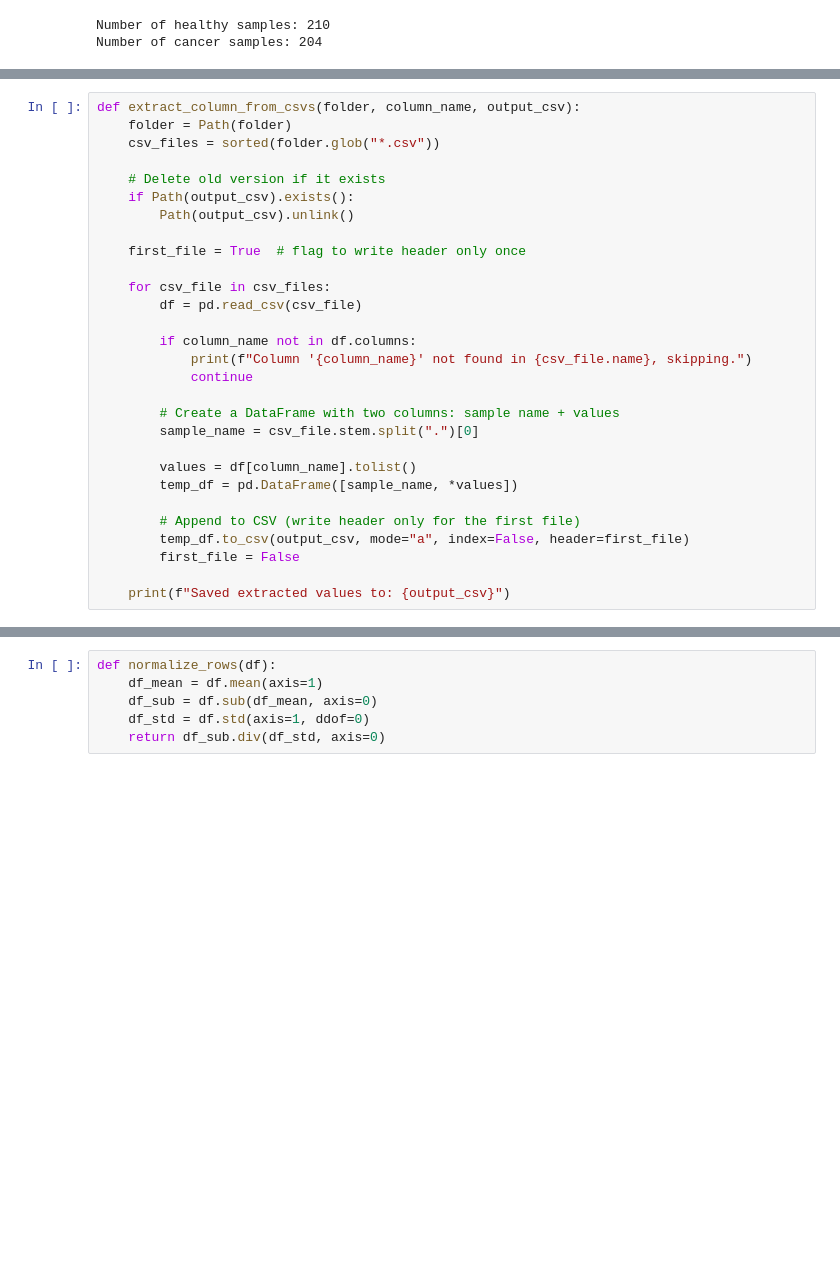
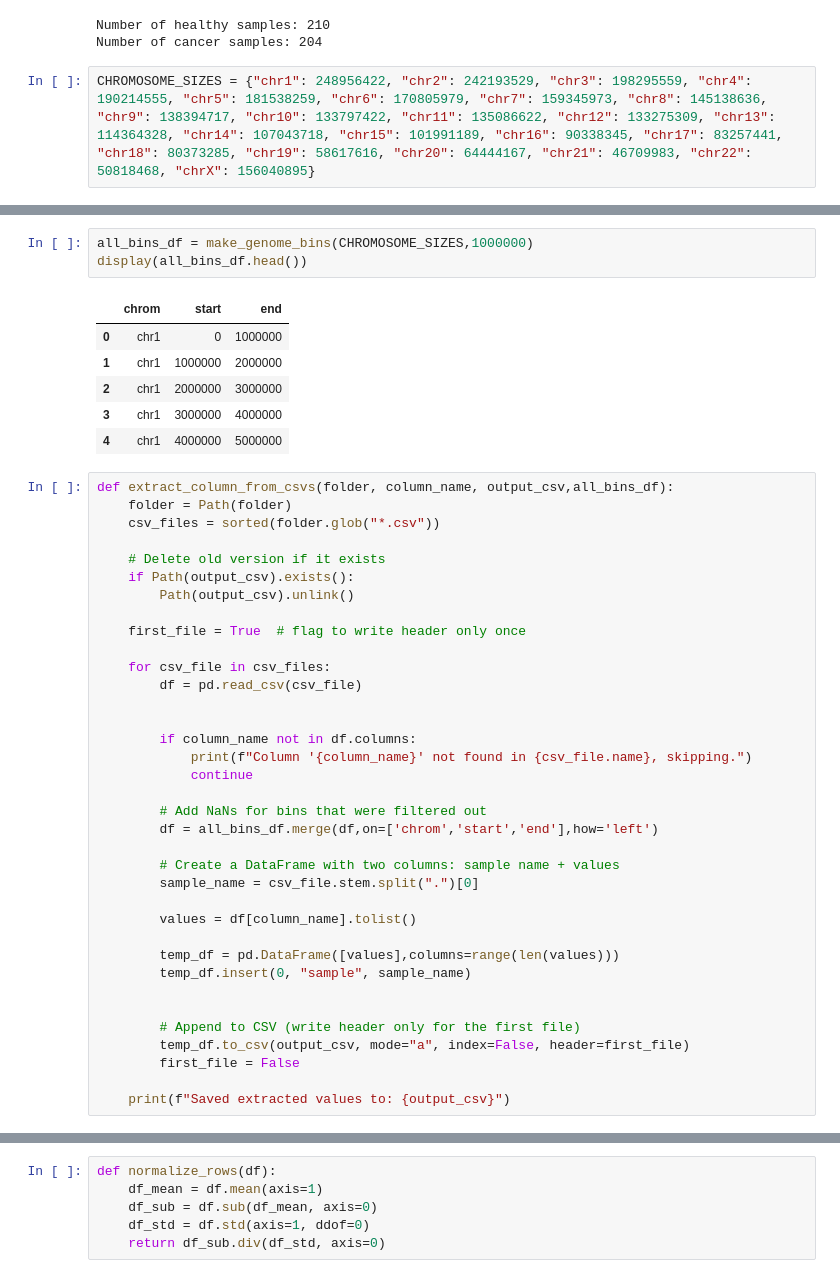
Before and after one commit to brmprnk/comp, a Jupyter notebook: analysis/BIN_features.ipynb, the cells around one changed output, grey strips where cells are left out. Saved outputs shown, nothing was run; the diff lists cells and outputs as text; blank space fills up the shorter version.

```diff
--- a/analysis/BIN_features.ipynb
+++ b/analysis/BIN_features.ipynb
@@ -18,3 +21,5 @@ print("Number of cancer samples:", len(cancer_ids))
 # %% [output]
 Number of healthy samples: 210
 Number of cancer samples: 204
+# %%
+CHROMOSOME_SIZES = {"chr1": 248956422, "chr2": 242193529, "chr3": 198295559, "chr4": 190214555, "chr5": 181538259, "chr6": 170805979, "chr7": 159345973, "chr8": 145138636, "chr9": 138394717, "chr10": 133797422, "chr11": 135086622, "chr12": 133275309, "chr13": 114364328, "chr14": 107043718, "chr15": 101991189, "chr16": 90338345, "chr17": 83257441, "chr18": 80373285, "chr19": 58617616, "chr20": 64444167, "chr21": 46709983, "chr22": 50818468, "chrX": 156040895}
@@ -21,5 +41,15 @@ Number of cancer samples: 204
+# %%
+all_bins_df = make_genome_bins(CHROMOSOME_SIZES,1000000)
+display(all_bins_df.head())
+# %% [output]
+|  | chrom | start | end |
+| 0 | chr1 | 0 | 1000000 |
+| 1 | chr1 | 1000000 | 2000000 |
+| 2 | chr1 | 2000000 | 3000000 |
+| 3 | chr1 | 3000000 | 4000000 |
+| 4 | chr1 | 4000000 | 5000000 |
 # %%
-def extract_column_from_csvs(folder, column_name, output_csv):
+def extract_column_from_csvs(folder, column_name, output_csv,all_bins_df):
     folder = Path(folder)
     csv_files = sorted(folder.glob("*.csv"))
 
@@ -32,15 +62,22 @@ def extract_column_from_csvs(folder, column_name, output_csv):
     for csv_file in csv_files:
         df = pd.read_csv(csv_file)
 
+
         if column_name not in df.columns:
             print(f"Column '{column_name}' not found in {csv_file.name}, skipping.")
             continue
+
+        # Add NaNs for bins that were filtered out
+        df = all_bins_df.merge(df,on=['chrom','start','end'],how='left')
 
         # Create a DataFrame with two columns: sample name + values
         sample_name = csv_file.stem.split(".")[0]
 
         values = df[column_name].tolist()
-        temp_df = pd.DataFrame([sample_name, *values])
+
+        temp_df = pd.DataFrame([values],columns=range(len(values)))
+        temp_df.insert(0, "sample", sample_name)
+
 
         # Append to CSV (write header only for the first file)
         temp_df.to_csv(output_csv, mode="a", index=False, header=first_file)
```
Also changed, not shown: parts of 7 cells of this notebook, 2 other files.
